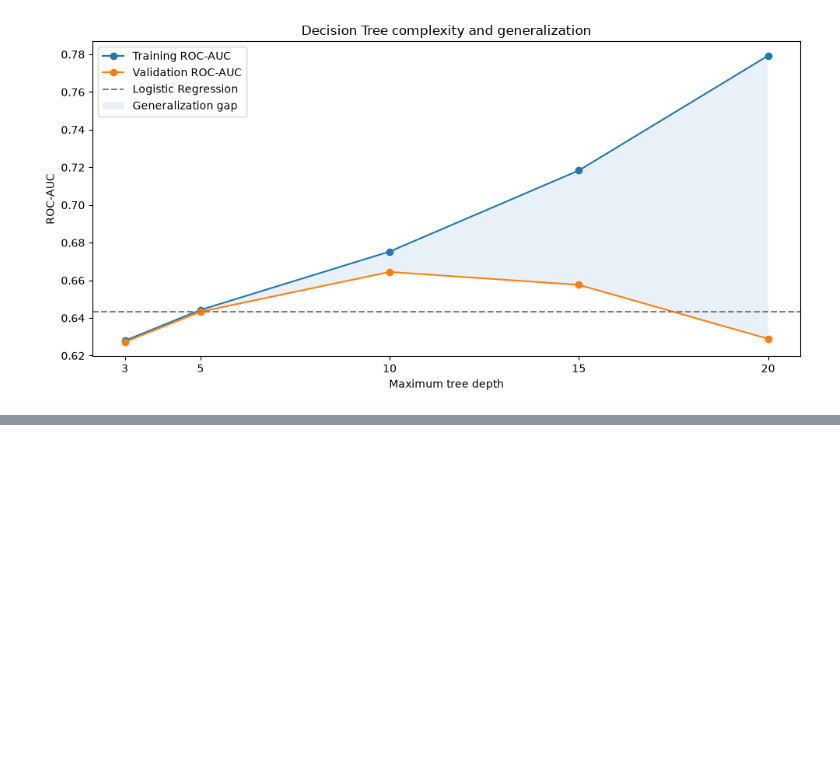
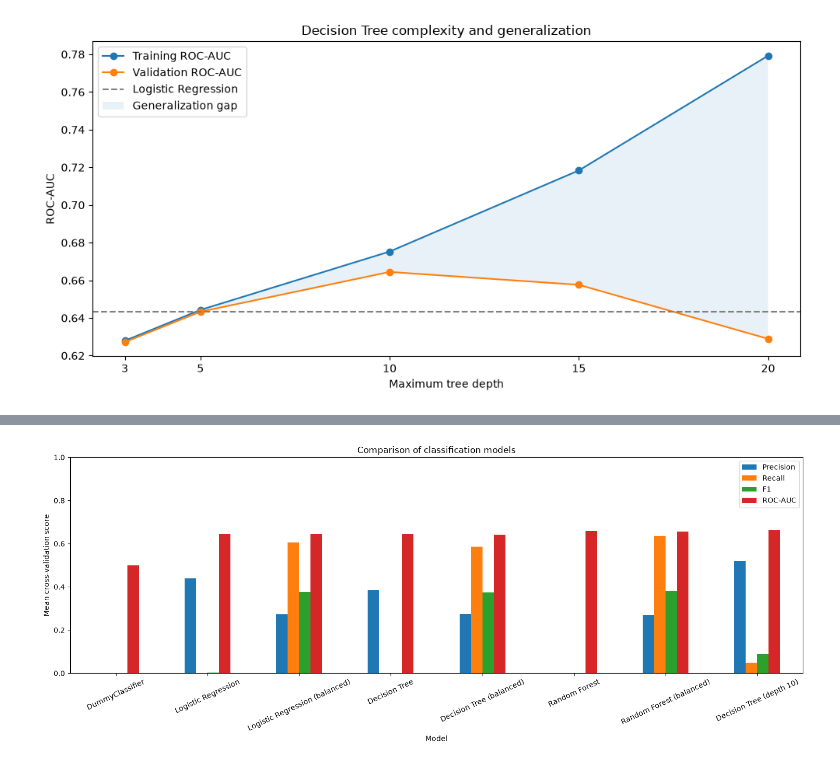
Before and after one commit to Malou100701/MachineLearning2026, a Jupyter notebook: flight_delay_analysis_starter.ipynb, the cells around one changed output, grey strips where cells are left out. Saved outputs shown, nothing was run; the diff lists cells and outputs as text; code cells hidden in the pictures; blank space fills up the shorter version.

```diff
--- a/flight_delay_analysis_starter.ipynb
+++ b/flight_delay_analysis_starter.ipynb
@@ -1629,0 +1805,19 @@ plt.show()
+# %%
+# Compare classification performance
+comparison[
+    ["Precision", "Recall", "F1", "ROC-AUC"]
+].plot(
+    kind="bar",
+    figsize=(15, 6)
+)
+
+plt.title("Comparison of classification models")
+plt.ylabel("Mean cross-validation score")
+plt.xlabel("Model")
+plt.ylim(0, 1)
+plt.xticks(rotation=25)
+plt.legend()
+plt.tight_layout()
+plt.show()
+# %% [output]
+[figure, added]
```
Also changed, not shown: parts of 10 cells of this notebook.
